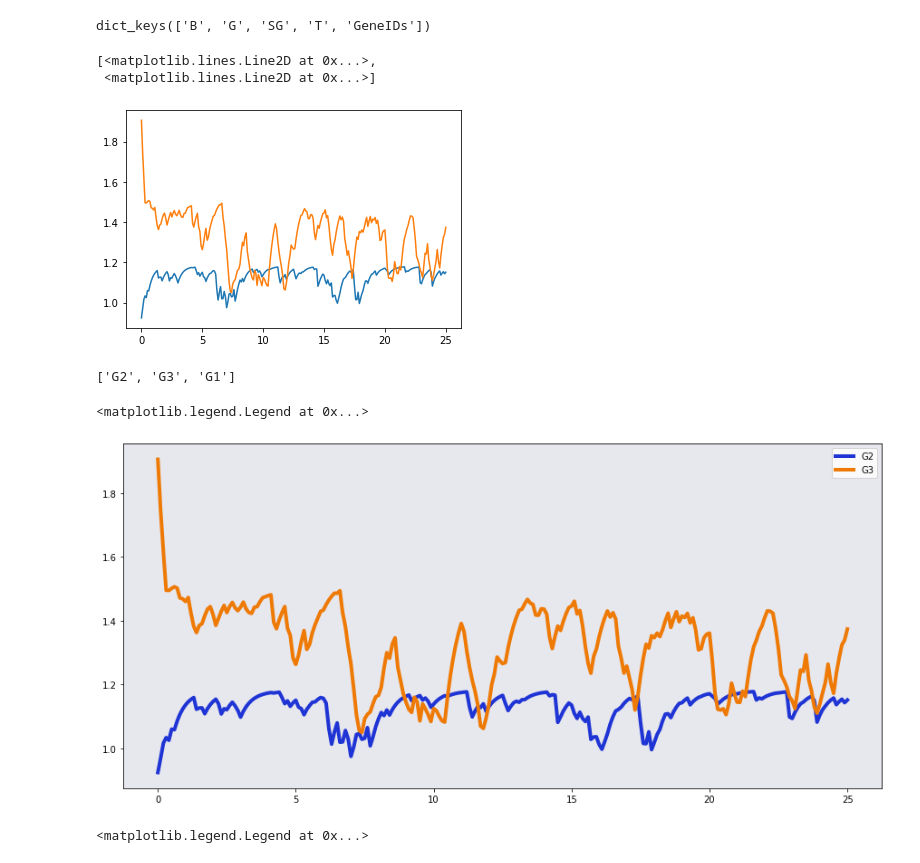
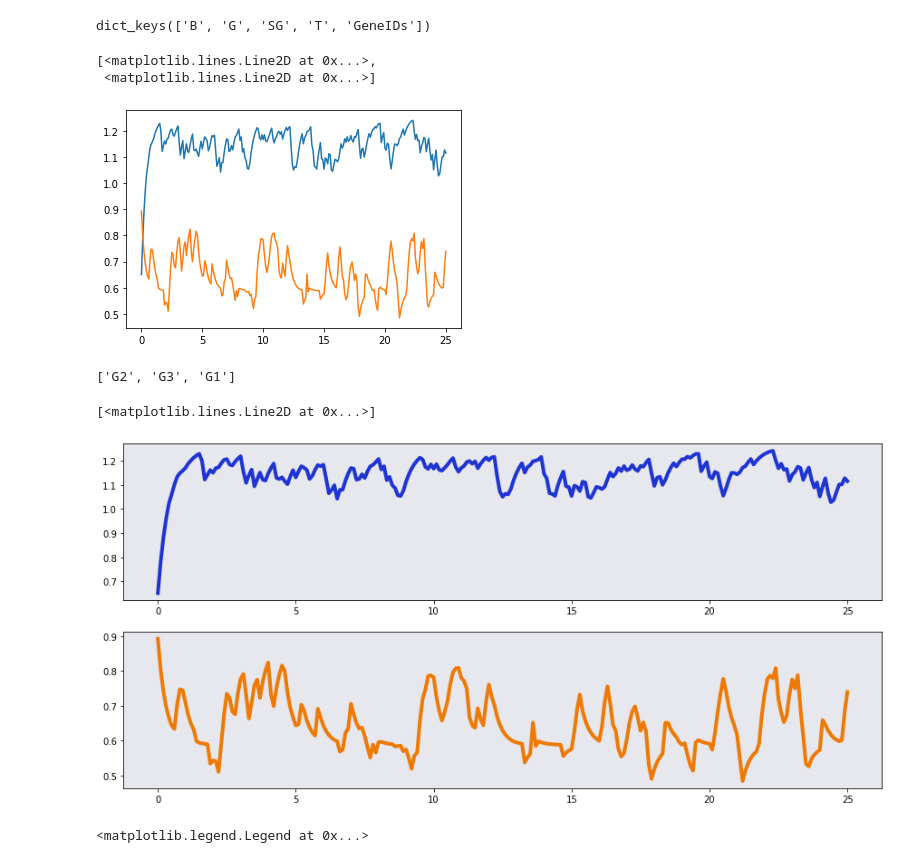
Before and after one commit to kordk/stoch_epi_lib, a Jupyter notebook: threeGeneExample/ExploreOutput.ipynb, the cells around one changed output. Drawn from its saved outputs; the diff is of its cells as text; code cells hidden in the pictures.

```diff
--- a/threeGeneExample/ExploreOutput.ipynb
+++ b/threeGeneExample/ExploreOutput.ipynb
@@ -25,7 +25,7 @@ plt.plot(sample1[0]["TimePts"],sample1[0]["RealMeans"])
 [<matplotlib.lines.Line2D at 0x...>]
 [figure]
 # %%
-with open("realizations/example_even_0.json") as fl:
+with open("realizations/example_even_Fake0.json") as fl:
     realization1 = json.load(fl)
 # %%
 realization1.keys()
@@ -36,7 +36,7 @@ plt.plot(realization1['T'],np.array(realization1["G"])[:,:2])
 # %% [output]
 [<matplotlib.lines.Line2D at 0x...>,
  <matplotlib.lines.Line2D at 0x...>]
-[figure, old version]
+[figure, new version]
 # %%
 realization1["GeneIDs"]
 # %% [output]
@@ -44,14 +44,16 @@ realization1["GeneIDs"]
 # %%
 import matplotlib.colors as mcolors
 # %%
-fig,ax = plt.subplots(figsize = (15,7))
-ax.set_facecolor('#e7e7ee')
-ax.plot(realization1['T'],np.array(realization1["G"])[:,0],label = realization1["GeneIDs"][0],color = '#1f34d4',linewidth = 4)
-ax.plot(realization1['T'],np.array(realization1["G"])[:,1],label = realization1["GeneIDs"][1],color = '#ee7a05',linewidth = 4)
-ax.legend()
+fig,ax = plt.subplots(2,1,figsize = (15,7))
+ax[0].set_facecolor('#e7e7ee')
+ax[1].set_facecolor('#e7e7ee')
+
+ax[0].plot(realization1['T'],np.array(realization1["G"])[:,0],label = realization1["GeneIDs"][0],color = '#1f34d4',linewidth = 4)
+ax[1].plot(realization1['T'],np.array(realization1["G"])[:,1],label = realization1["GeneIDs"][1],color = '#ee7a05',linewidth = 4)
+# ax.legend()
 # %% [output]
-<matplotlib.legend.Legend at 0x...>
+[<matplotlib.lines.Line2D at 0x...>]
-[figure, old version]
+[figure, new version]
 # %%
 fig,ax = plt.subplots(figsize = (15,7))
 ax.set_facecolor('#e7e7ee')
```
Also changed, not shown: parts of 2 cells of this notebook, 2 other files.
